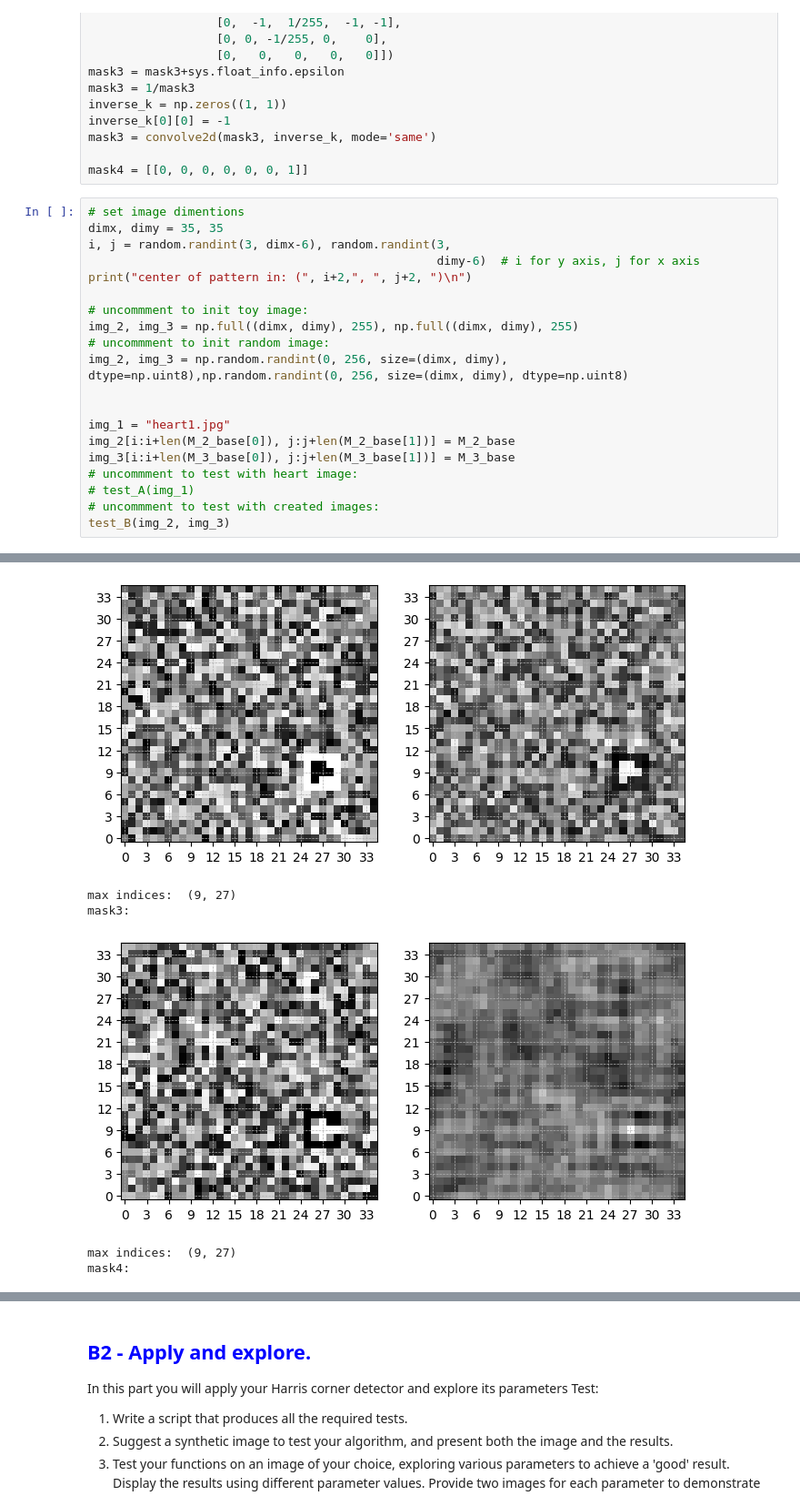
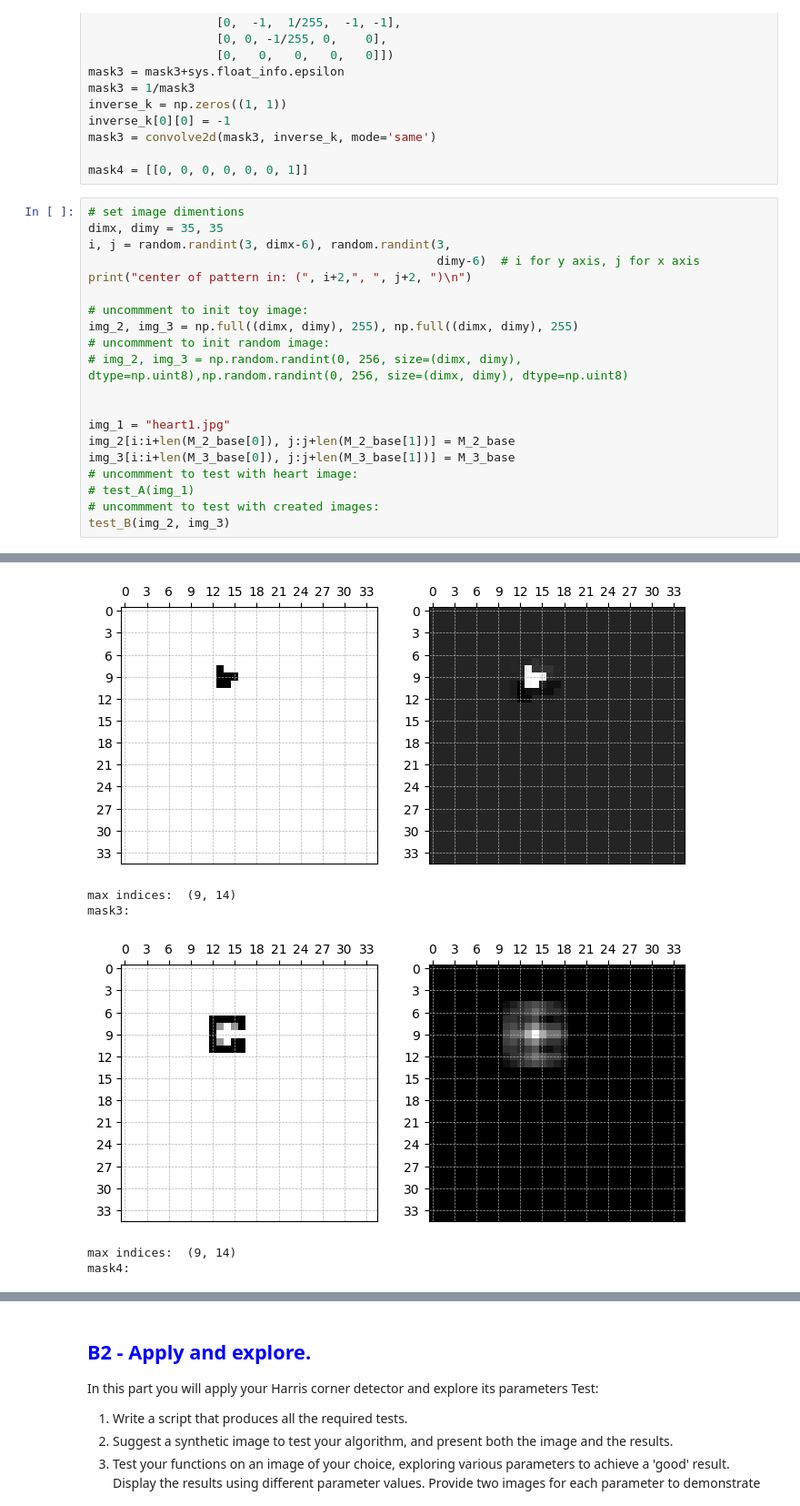
Before and after one commit to haeshed/classic-computer-vision, a Jupyter notebook: Ex1-updated/EX1-updated-1.ipynb, the cells around one changed output, grey strips where cells are left out. Shown at 91% size. Drawn from its saved outputs; the diff is of its cells as text.

```diff
--- a/Ex1-updated/EX1-updated-1.ipynb
+++ b/Ex1-updated/EX1-updated-1.ipynb
@@ -217,7 +219,7 @@ print("center of pattern in: (", i+2,", ", j+2, ")\n")
 # uncommment to init toy image:
 img_2, img_3 = np.full((dimx, dimy), 255), np.full((dimx, dimy), 255)
 # uncommment to init random image:
-img_2, img_3 = np.random.randint(0, 256, size=(dimx, dimy), dtype=np.uint8),np.random.randint(0, 256, size=(dimx, dimy), dtype=np.uint8)
+# img_2, img_3 = np.random.randint(0, 256, size=(dimx, dimy), dtype=np.uint8),np.random.randint(0, 256, size=(dimx, dimy), dtype=np.uint8)
 
 
 img_1 = "heart1.jpg"
@@ -235,7 +237,7 @@ mask1:
 mask2:
-[figure, old version]
+[figure, new version]
-max indices:  (9, 27)
+max indices:  (9, 14)
 mask3:
-[figure, old version]
+[figure, new version]
-max indices:  (9, 27)
+max indices:  (9, 14)
 mask4:
```
Also changed, not shown: parts of 9 cells of this notebook, 20 other files.
